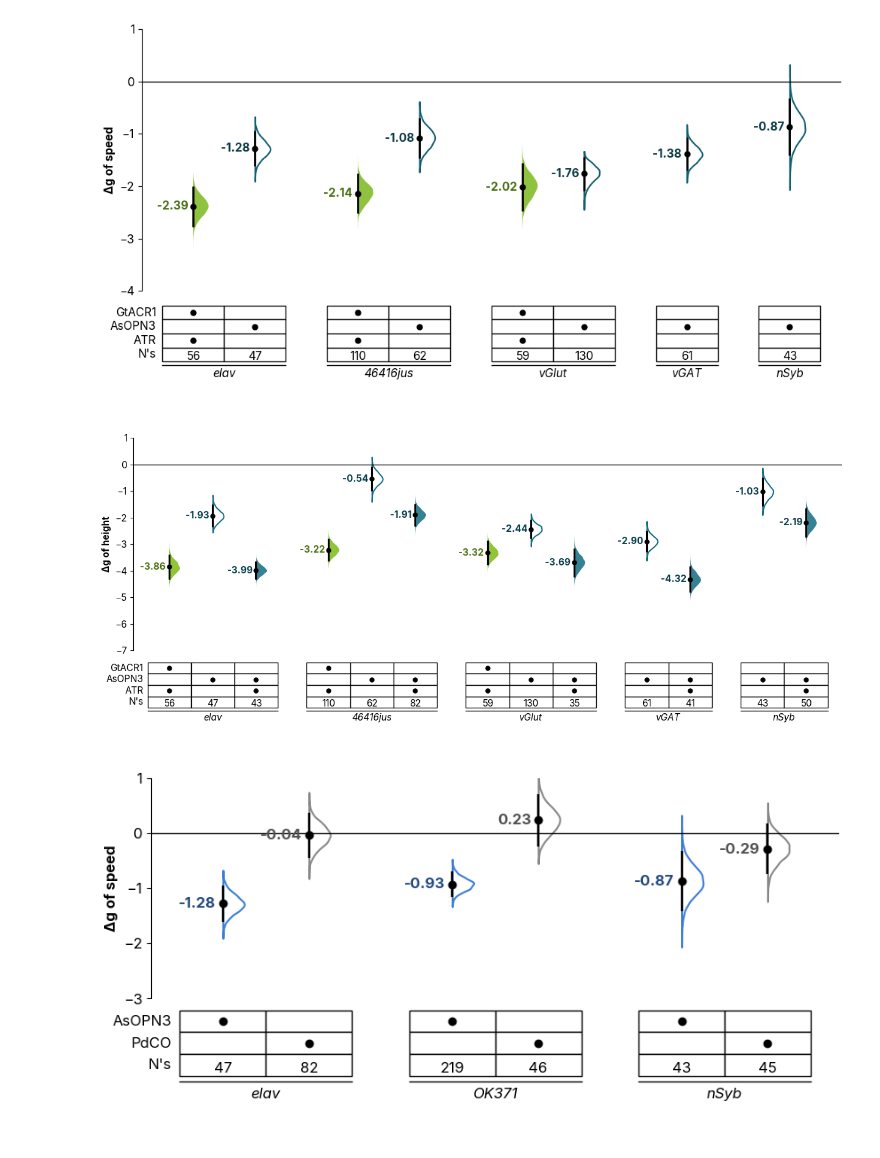
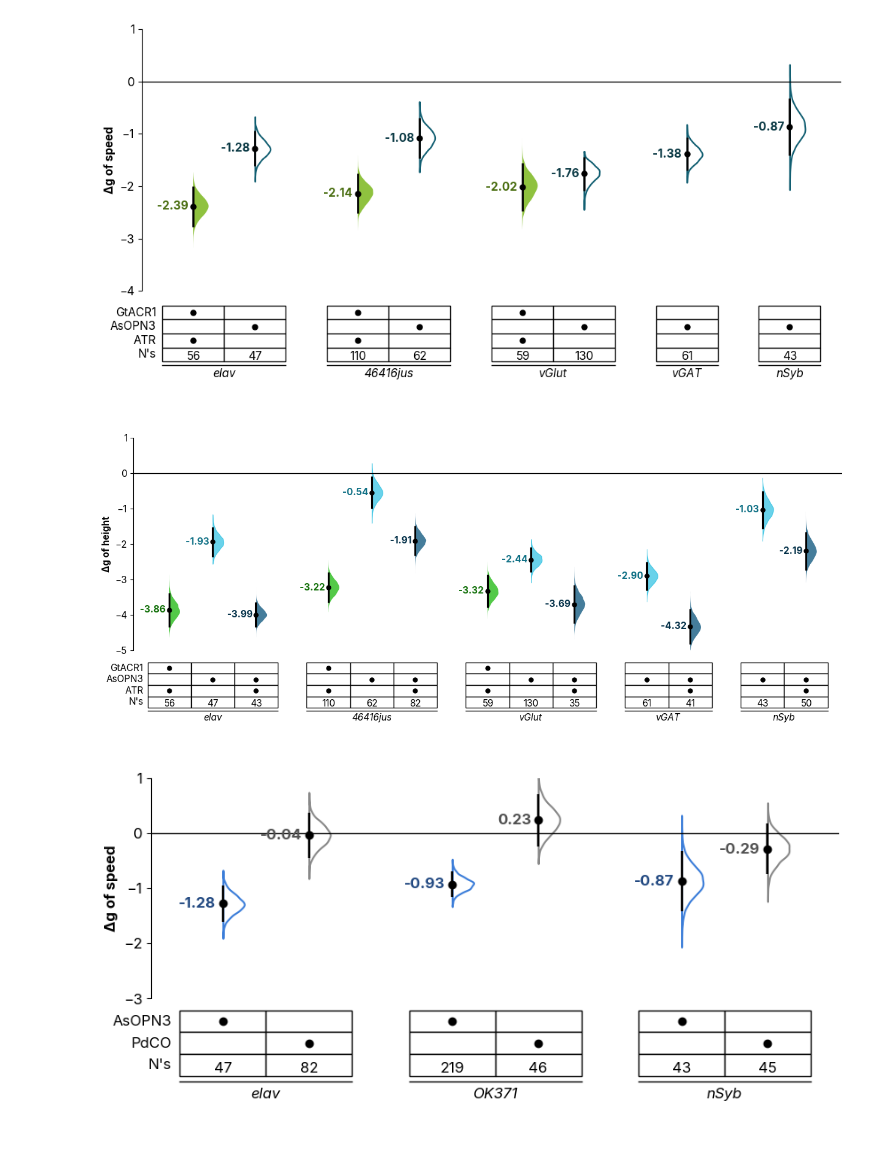
Before and after one commit to lnicole08/deltaG_screen, a Jupyter notebook: AsOPN3_forestplot_vertical_streamlined.ipynb, the cells around one changed output. Cells and saved outputs as stored; diff of their text form; code cells hidden in the pictures.

```diff
--- a/AsOPN3_forestplot_vertical_streamlined.ipynb
+++ b/AsOPN3_forestplot_vertical_streamlined.ipynb
@@ -20,7 +20,7 @@ workcomp = "C:\\Users\\User"
 laptop = "C:\\Users\\lnico"
 officecomp = "C:\\Users\\Star"
 homecomp = "D:"
-specifiedpath = homecomp
+specifiedpath = workcomp
 
 filepath = "\\ACC Lab Dropbox\\ACC Lab\\Nicole Lee\\eOPN3 manuscript\\Data compilation\\Together\\3. Compiled\\"
 openPath = specifiedpath + filepath
@@ -381,14 +381,16 @@ def get_responder_color(cross_name):
 
     cross_lower = cross_name.lower()
     if 'acr' in cross_lower or 'gtacr' in cross_lower:
-        color = "#7BBB14"
+        color = "#1AB80B"
+        noatrcolor= "#7FC801FF"
     elif 'asopn3' in cross_lower or 'eopn3' in cross_lower:
-        color = "#126C83"
+        color = "#07527A"
+        noatrcolor= "#19BBDFFF"
     else:
         color = "#888888"
 
     has_atr = '[ATR]' in cross_name or '[atr]' in cross_name
-    return color, has_atr
+    return color, noatrcolor, has_atr
 
 def forestplot_single_phase_table(metricname_full, singlemeandiff_full, gridkey1=None, gridkey2=None,
                                   figsize=(10, 8), violin_color="#00AF54", ylim=(-4.0, 0),
@@ -438,22 +440,24 @@ def forestplot_single_phase_table(metricname_full, singlemeandiff_full, gridkey1
         full_err = singlemeandiff_full[singlemeandiff_full['cross'] == cross_full]['err'].iloc[0]
 
         # Determine color and fill style based on responder and ATR
-        resp_color, resp_has_atr = get_responder_color(cross_full)
-        color_text = darken_color(resp_color)
+        resp_color, resp_no_atr, resp_has_atr = get_responder_color(cross_full)
+
 
         parts = ax_main.violinplot([full_data], positions=[pos], widths=0.6, showmeans=False, showmedians=False, showextrema=False)
         for pc in parts['bodies']:
             if resp_has_atr:
                 # ATR present: filled violin
                 pc.set_facecolor(resp_color)
-                pc.set_alpha(0.85)
+                pc.set_alpha(0.75)
                 pc.set_edgecolor('none')
+                color_text = darken_color(resp_color)
             else:
                 # No ATR: outline only
-                pc.set_facecolor('white')
-                pc.set_alpha(1.0)
-                pc.set_edgecolor(resp_color)
-                pc.set_linewidth(1.5)
+                pc.set_facecolor(resp_no_atr)
+                pc.set_alpha(0.65)
+                pc.set_edgecolor(resp_no_atr)
+                pc.set_linewidth(0.8)
+                color_text = darken_color(resp_no_atr)
             pc.get_paths()[0].vertices[:, 0] = np.maximum(pc.get_paths()[0].vertices[:, 0], pos)
 
         ax_main.errorbar(pos, full_mean, yerr=full_err, fmt='o', color='black', markersize=markersize_errorbar, capsize=0, elinewidth=linewidth_error)
@@ -532,29 +536,29 @@ for n in lstnamings:
 # %%
 # Generate paired phase plots with TABLE format
 lstnamings = ['height']  #height or speed
 
 files_wt = [f'elav x ACR [ATR] allstats_DARK_FULL.csv', f'elav x eOPN3 allstats_DARK_FULL.csv',   f'elav x eOPN3 [ATR] allstats_DARK_FULL.csv',
               f'46416jus x ACR [ATR] allstats_DARK_FULL.csv', f'46416jus x eOPN3 allstats_DARK_FULL.csv',f'46416jus x eOPN3 [ATR] allstats_DARK_FULL.csv',
                 f'vGlut x ACR [ATR] allstats_DARK_FULL.csv', f'vGlut x eOPN3 allstats_DARK_FULL.csv', f'vGlut x eOPN3 [ATR] allstats_DARK_FULL.csv',
                 f'vGAT x eOPN3 allstats_DARK_FULL.csv', f'vGAT x eOPN3 [ATR] allstats_DARK_FULL.csv',
               f'nSyb x eOPN3 allstats_DARK_FULL.csv', f'nSyb x eOPN3 [ATR] allstats_DARK_FULL.csv']
 
 files_full = [f.replace('.csv', '_wtcomparison.csv') for f in files_wt]
 
 for n in lstnamings:
     dfmn_full, dfsmd_full = pergenotypeplotting_deltag(openPath, files_full, n)
 
     g_table = forestplot_single_phase_table(
         dfmn_full.replace("ACR", "GtACR1", regex=True),
         dfsmd_full.replace("ACR", "GtACR1", regex=True),
-        "GtACR1", "AsOPN3", figsize=(15,6), violin_color="#0FA334", ylim=(-7, 1.0),
+        "GtACR1", "AsOPN3", figsize=(15,6), violin_color="#0FA334", ylim=(-5, 1.0),
         fontsize=11, markersize=5)
 
     mpl.rcParams['svg.fonttype'] = 'none'
     g_table.savefig(specifiedpath + "\\ACC Lab Dropbox\\ACC Lab\\Nicole Lee\\eOPN3 manuscript\\Data Compilation\\Together\\images\\forestplot_table_single_phases_total" + n + ".svg", bbox_inches="tight")
     plt.show()
 # %% [output]
-[figure, old version]
+[figure, new version]
 # %%
 lstnamings = ['speed']  #height or speed
 
```
Also changed, not shown: parts of 1 cell of this notebook, 2 other files.
